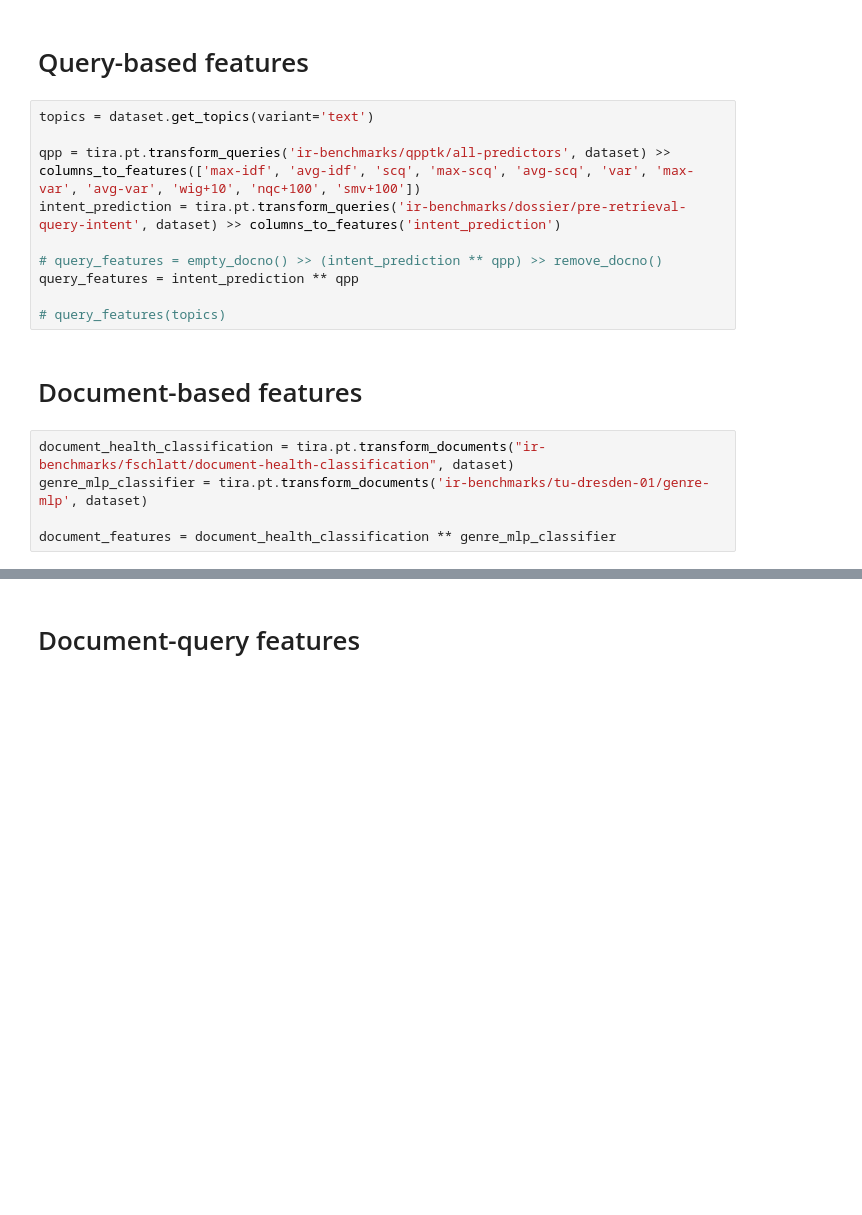
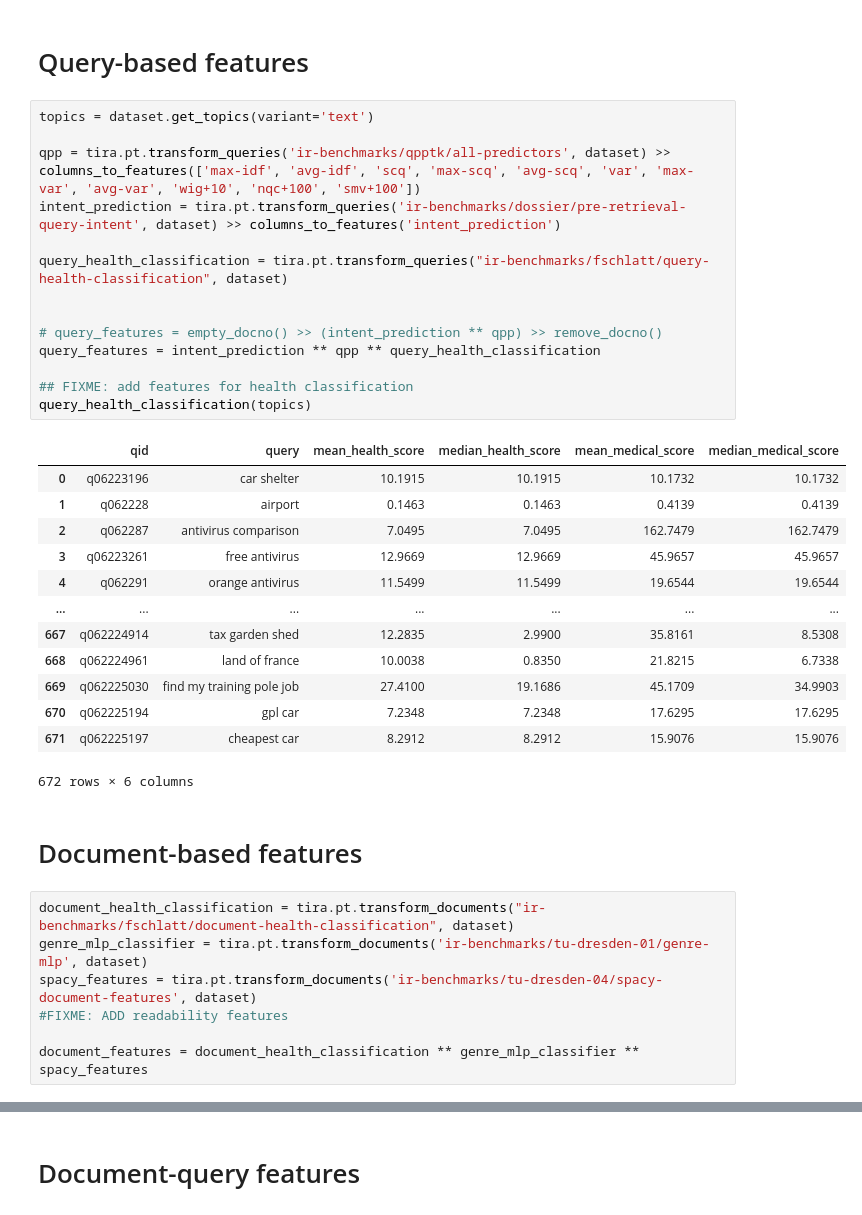
Before and after one commit to OpenWebSearch/LONGEVAL-24, a Jupyter notebook: learning-to-rank/learning-to-rank.ipynb, the cells around one changed output, grey strips where cells are left out. Cells and saved outputs as stored; diff of their text form; blank space fills up the shorter version.

```diff
--- a/learning-to-rank/learning-to-rank.ipynb
+++ b/learning-to-rank/learning-to-rank.ipynb
@@ -115,17 +115,37 @@ topics
 # %%
 topics = dataset.get_topics(variant='text')
 
 qpp = tira.pt.transform_queries('ir-benchmarks/qpptk/all-predictors', dataset) >> columns_to_features(['max-idf', 'avg-idf', 'scq', 'max-scq', 'avg-scq', 'var', 'max-var', 'avg-var', 'wig+10', 'nqc+100', 'smv+100'])
 intent_prediction = tira.pt.transform_queries('ir-benchmarks/dossier/pre-retrieval-query-intent', dataset) >> columns_to_features('intent_prediction')
 
+query_health_classification = tira.pt.transform_queries("ir-benchmarks/fschlatt/query-health-classification", dataset)
+
+
 # query_features = empty_docno() >> (intent_prediction ** qpp) >> remove_docno()
-query_features = intent_prediction ** qpp
+query_features = intent_prediction ** qpp ** query_health_classification
 
-# query_features(topics)
+## FIXME: add features for health classification
+query_health_classification(topics)
+# %% [output]
+|  | qid | query | mean_health_score | median_health_score | mean_medical_score | median_medical_score |
+| 0 | q06223196 | car shelter | 10.1915 | 10.1915 | 10.1732 | 10.1732 |
+| 1 | q062228 | airport | 0.1463 | 0.1463 | 0.4139 | 0.4139 |
+| 2 | q062287 | antivirus comparison | 7.0495 | 7.0495 | 162.7479 | 162.7479 |
+| 3 | q06223261 | free antivirus | 12.9669 | 12.9669 | 45.9657 | 45.9657 |
+| 4 | q062291 | orange antivirus | 11.5499 | 11.5499 | 19.6544 | 19.6544 |
+| ... | ... | ... | ... | ... | ... | ... |
+| 667 | q062224914 | tax garden shed | 12.2835 | 2.9900 | 35.8161 | 8.5308 |
+| 668 | q062224961 | land of france | 10.0038 | 0.8350 | 21.8215 | 6.7338 |
+| 669 | q062225030 | find my training pole job | 27.4100 | 19.1686 | 45.1709 | 34.9903 |
+| 670 | q062225194 | gpl car | 7.2348 | 7.2348 | 17.6295 | 17.6295 |
+| 671 | q062225197 | cheapest car | 8.2912 | 8.2912 | 15.9076 | 15.9076 |
+672 rows × 6 columns
 # %% [markdown]
 # Document-based features
 # %%
 document_health_classification = tira.pt.transform_documents("ir-benchmarks/fschlatt/document-health-classification", dataset)
 genre_mlp_classifier = tira.pt.transform_documents('ir-benchmarks/tu-dresden-01/genre-mlp', dataset)
+spacy_features = tira.pt.transform_documents('ir-benchmarks/tu-dresden-04/spacy-document-features', dataset)
+#FIXME: ADD readability features
 
-document_features = document_health_classification ** genre_mlp_classifier
+document_features = document_health_classification ** genre_mlp_classifier ** spacy_features
```
Also changed, not shown: parts of 1 cell of this notebook.
